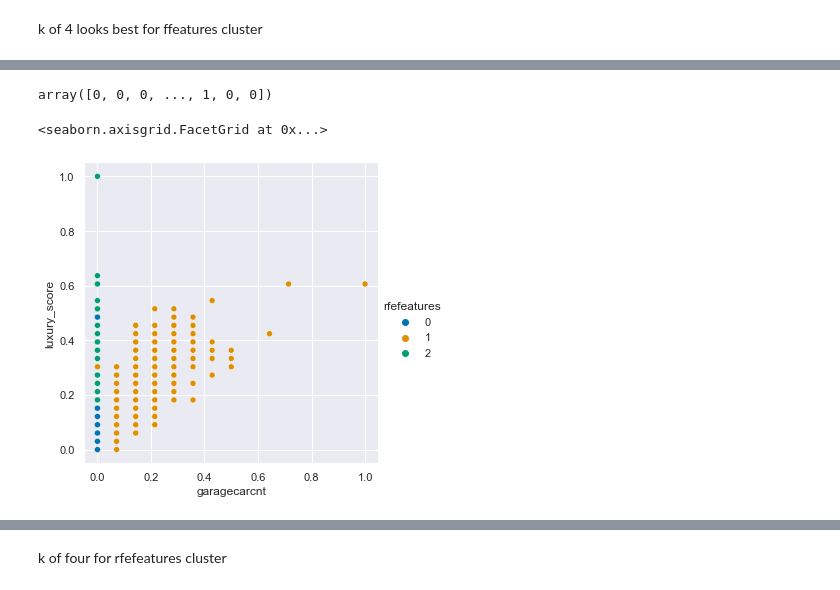
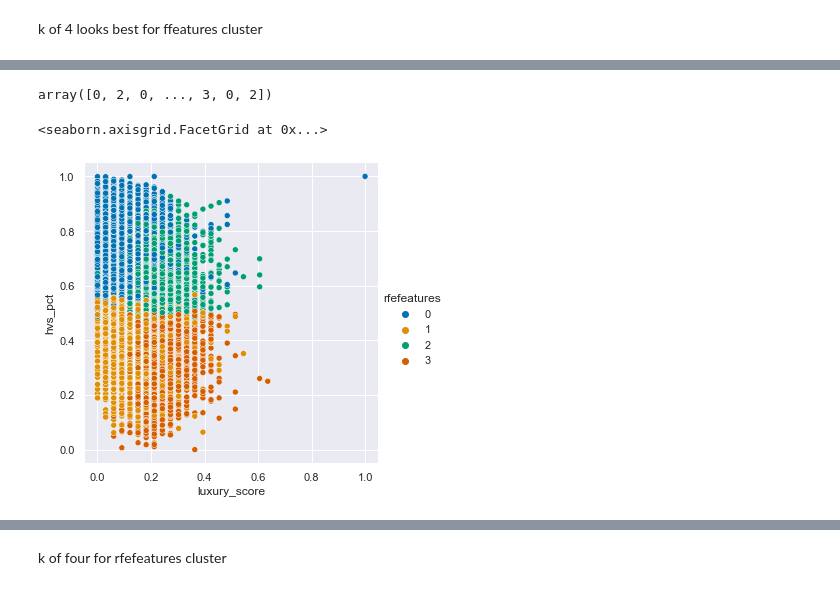
Before and after one commit to tim-keriazes/clustering_exercises, a Jupyter notebook: clustering_exercises_wrangle.ipynb, the cells around one changed output, grey strips where cells are left out. Drawn from its saved outputs; the diff is of its cells as text; code cells hidden in the pictures.

Commit message:
finished working model

```diff
--- a/clustering_exercises_wrangle.ipynb
+++ b/clustering_exercises_wrangle.ipynb
@@ -1469,0 +1478,7 @@ looks like 4 is the best for those three features
+# %%
+#Fit a KMeans model to my 3 feature dataset
+kmeans7 = KMeans(n_clusters=3)
+
+kmeans7.fit(X7_train)
+
+kmeans7.predict(X7_train)
@@ -1469,0 +1487,5 @@ looks like 4 is the best for those three features
+# %%
+#Store my predictions in the dataframe
+train_scaled['NotLAluxury'] = kmeans7.predict(X7_train)
+validate_scaled['NotLAluxury'] = kmeans7.predict(X7_validate)
+test_scaled['NotLAluxury'] = kmeans7.predict(X7_test)
@@ -1620,10 +1712,5 @@ k of 4 looks best for ffeatures cluster
 # %%
 #Create a new X subset with features from rfefeatures
-X5_train = train_scaled[['bedrooms',
- 'garagecarcnt',
- 'poolcnt',
- 'airconditioning_encoded',
- 'luxury_score',
- 'LA',
- 'Orange',
- 'Ventura']]
+X6_train = train_scaled[['luxury_sqft_per_age','luxury_score',
+                         'sqft_room_ratio','cost_per_sqft','age',
+                         'taxrate','hvs_pct','home_value_structure_tax_difference']]
@@ -1630,12 +1726,12 @@ X5_train = train_scaled[['bedrooms',
 # %%
 #Fit a KMeans model to my 4 feature dataset
-kmeans6 = KMeans(n_clusters=3)
+kmeans6 = KMeans(n_clusters=4)
 
 kmeans6.fit(X6_train)
 
 kmeans6.predict(X6_train)
 # %% [output]
-array([0, 0, 0, ..., 1, 0, 0])
+array([0, 2, 0, ..., 3, 0, 2])
 # %%
 #Store my predictions in the dataframe
 train_scaled['rfefeatures'] = kmeans6.predict(X6_train)
@@ -1642,10 +1744,10 @@ train_scaled['rfefeatures'] = kmeans6.predict(X6_train)
 # %%
 #Visualize my results
-sns.relplot(x='garagecarcnt', y='luxury_score', hue='rfefeatures',
+sns.relplot(x='luxury_score', y='hvs_pct', hue='rfefeatures',
             palette='colorblind', data=train_scaled)
 # %% [output]
 <seaborn.axisgrid.FacetGrid at 0x...>
-[figure, old version]
+[figure, new version]
 # %%
 #Create a list of inertias for models fit to rfefeatures
 rfefeatures = []
```
Also changed, not shown: parts of 80 cells of this notebook.
